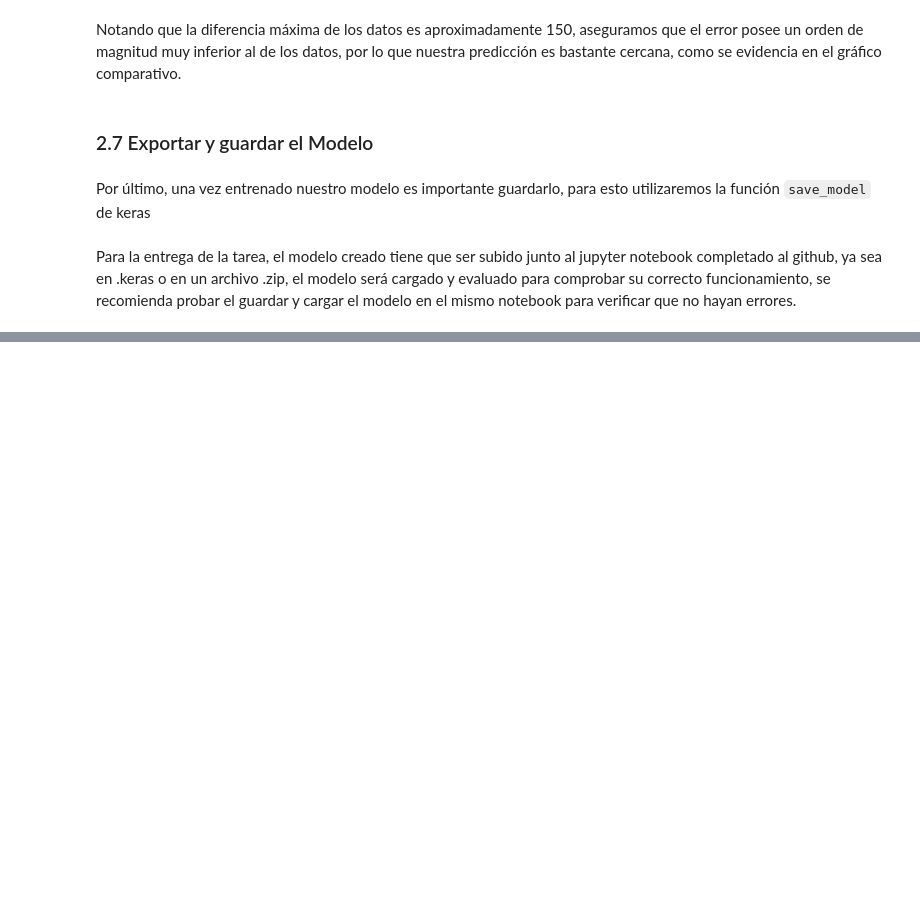
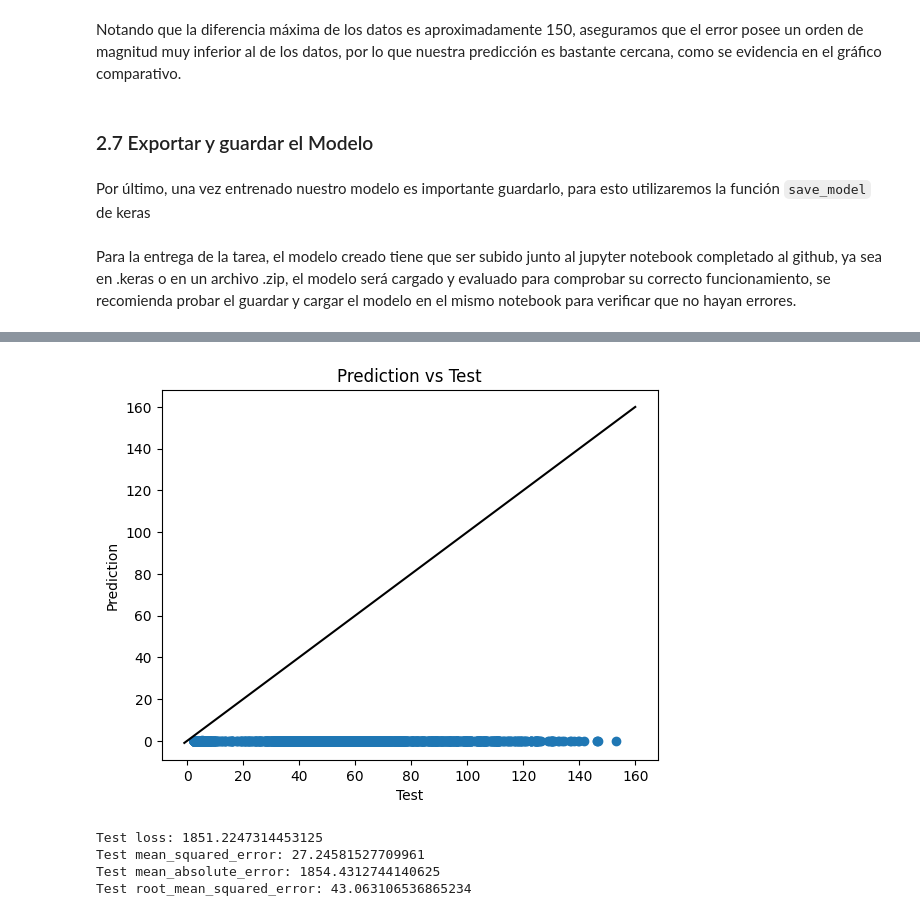
Before and after one commit to AlejandroVillazonG/Tareas_INF395, a Jupyter notebook: T1/T1.ipynb, the cells around one changed output, grey strips where cells are left out. Drawn from its saved outputs; the diff is of its cells as text; code cells hidden in the pictures; blank space fills up the shorter version.

```diff
--- a/T1/T1.ipynb
+++ b/T1/T1.ipynb
@@ -1368,3 +1387,8 @@ Por último, una vez entrenado nuestro modelo es importante guardarlo, para esto
 model.save('steel_ind_regression.keras')
 # %% [markdown]
 Para la entrega de la tarea, el modelo creado tiene que ser subido junto al jupyter notebook completado al github, ya sea en .keras o en un archivo .zip, el modelo será cargado y evaluado para comprobar su correcto funcionamiento, se recomienda probar el guardar y cargar el modelo en el mismo notebook para verificar que no hayan errores.
+# %%
+from keras.models import load_model
+
+# Carga el modelo desde el archivo
+modelo_cargado = load_model('mi_modelo.keras')
@@ -1370,0 +1414,24 @@ Para la entrega de la tarea, el modelo creado tiene que ser subido junto al jupy
+# %%
+y_pred = modelo_cargado.predict(X_test, verbose = 0)
+
+plt.scatter(y_test, y_pred)
+plt.plot([-1,160], [-1,160], c='black')
+
+plt.xlabel('Test')
+plt.ylabel('Prediction')
+plt.title('Prediction vs Test')
+
+plt.show()
+# %% [output]
+[figure, added]
+# %%
+score = modelo_cargado.evaluate(X_test, y_test, verbose=0)
+print("Test loss:", score[0])
+print("Test mean_squared_error:", score[1])
+print("Test mean_absolute_error:", score[2])
+print("Test root_mean_squared_error:", score[3])
+# %% [output]
+Test loss: 1851.2247314453125
+Test mean_squared_error: 27.24581527709961
+Test mean_absolute_error: 1854.4312744140625
+Test root_mean_squared_error: 43.063106536865234
```
Also changed, not shown: parts of 81 cells of this notebook.
